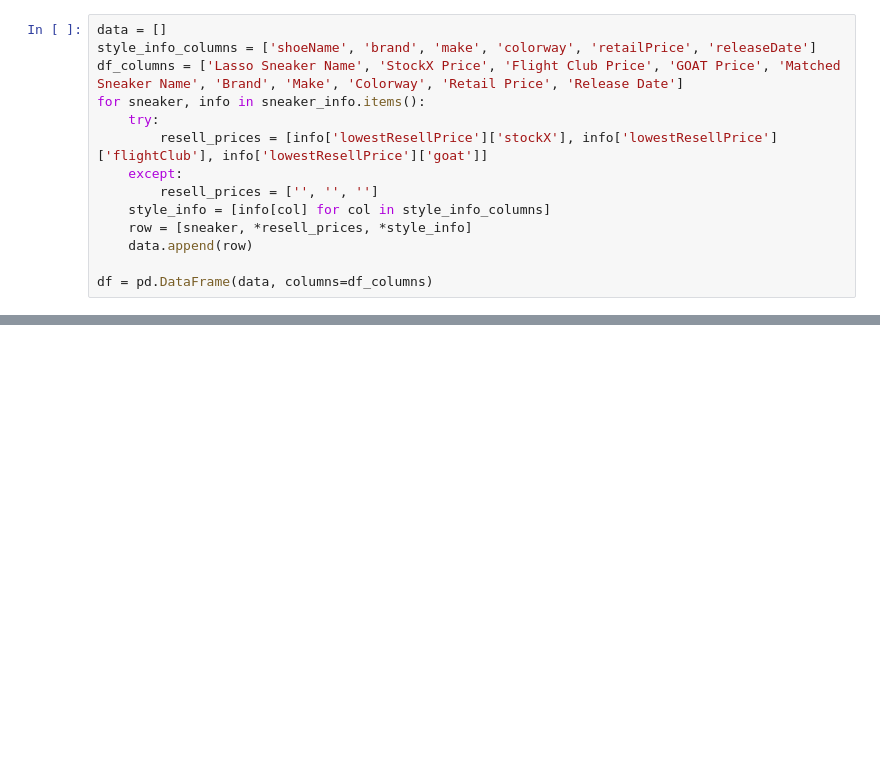
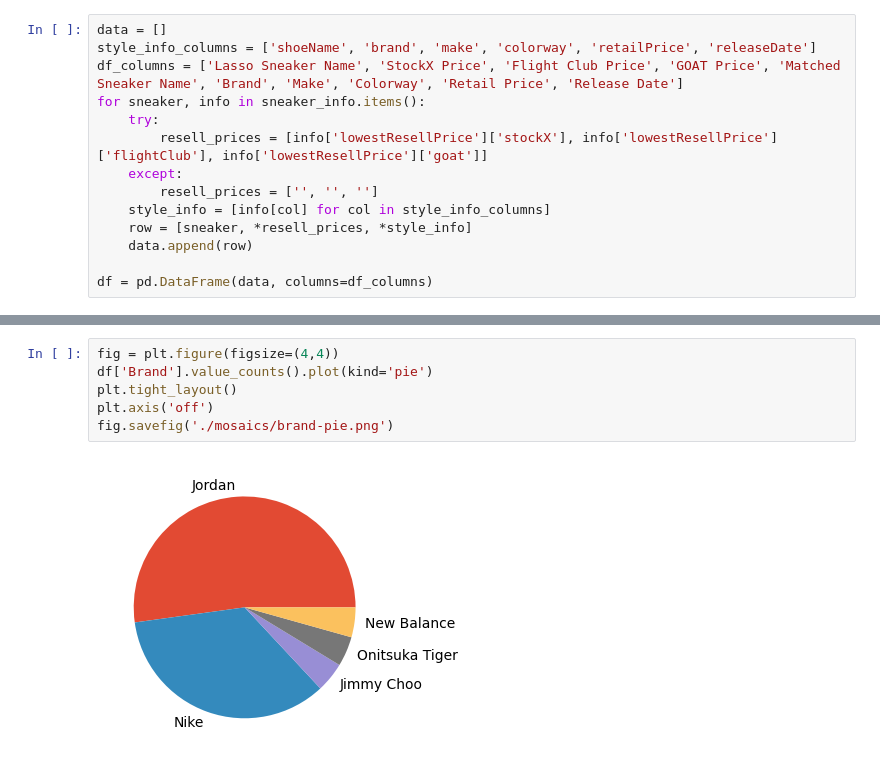
Before and after one commit to sejaldua/shoes-of-lasso, a Jupyter notebook: price-analysis.ipynb, the cells around one changed output, grey strips where cells are left out. Cells and saved outputs as stored; diff of their text form; blank space fills up the shorter version.

```diff
--- a/price-analysis.ipynb
+++ b/price-analysis.ipynb
@@ -62,3 +43,11 @@ df
+# %%
+fig = plt.figure(figsize=(4,4))
+df['Brand'].value_counts().plot(kind='pie')
+plt.tight_layout()
+plt.axis('off')
+fig.savefig('./mosaics/brand-pie.png')
+# %% [output]
+[figure, added]
 # %%
 df['Retail Price'].describe()
 # %% [output]
```
Also changed, not shown: parts of 6 cells of this notebook, 9 other files.
